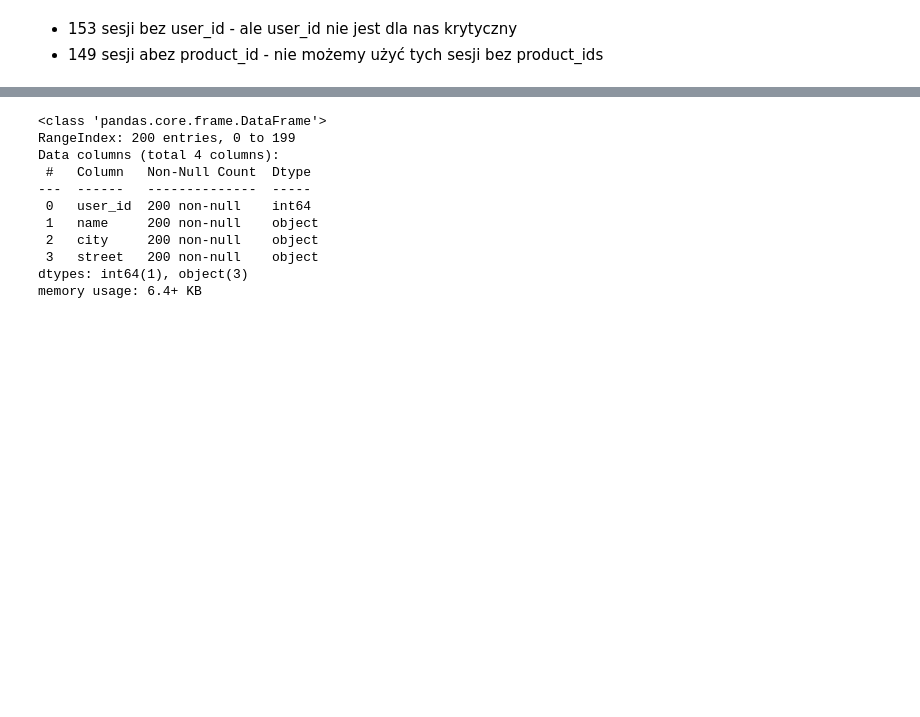
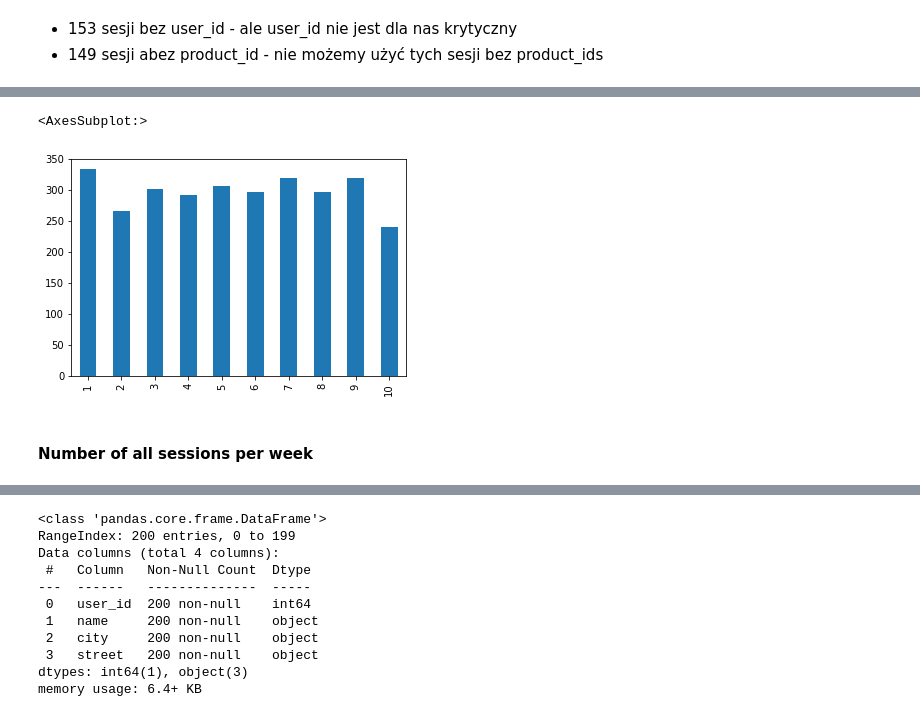
Before and after one commit to vladkyr/ium-21z, a Jupyter notebook: notebooks/eda_v2.ipynb, the cells around one changed output, grey strips where cells are left out. Saved outputs shown, nothing was run; the diff lists cells and outputs as text; code cells hidden in the pictures; blank space fills up the shorter version.

```diff
--- a/notebooks/eda_v2.ipynb
+++ b/notebooks/eda_v2.ipynb
@@ -233,0 +289,7 @@ Name: event_type, dtype: int64
+# %%
+buy_sessions['session_month'].value_counts().sort_index().plot.bar()
+# %% [output]
+<AxesSubplot:>
+[figure, added]
+# %% [markdown]
+#### Number of all sessions per week
```
Also changed, not shown: parts of 51 cells of this notebook.
